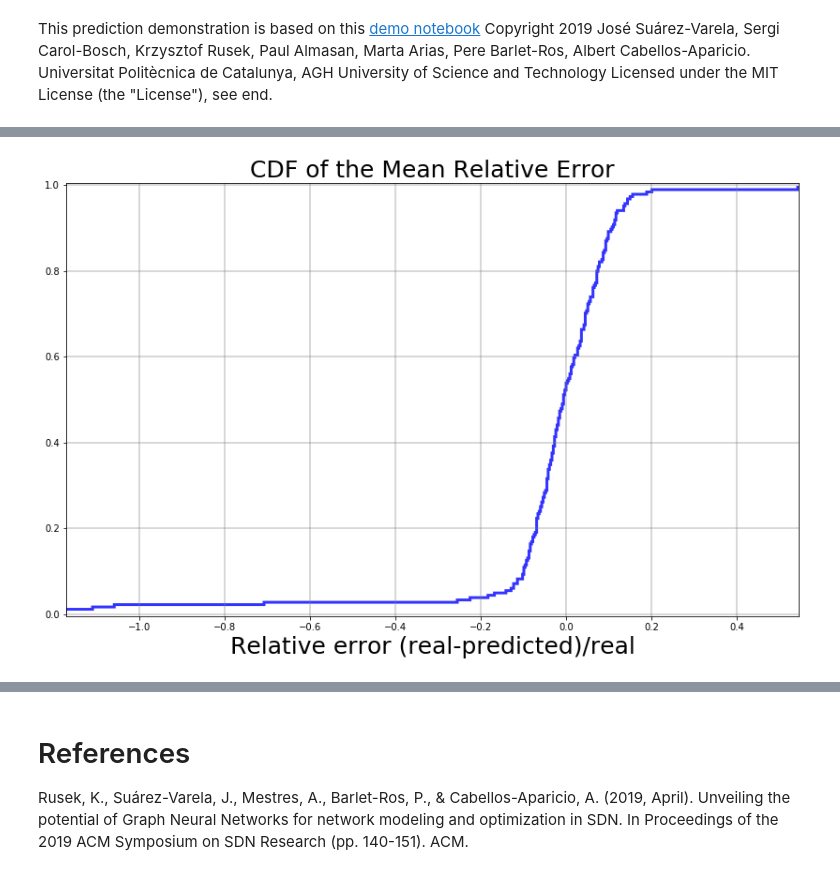
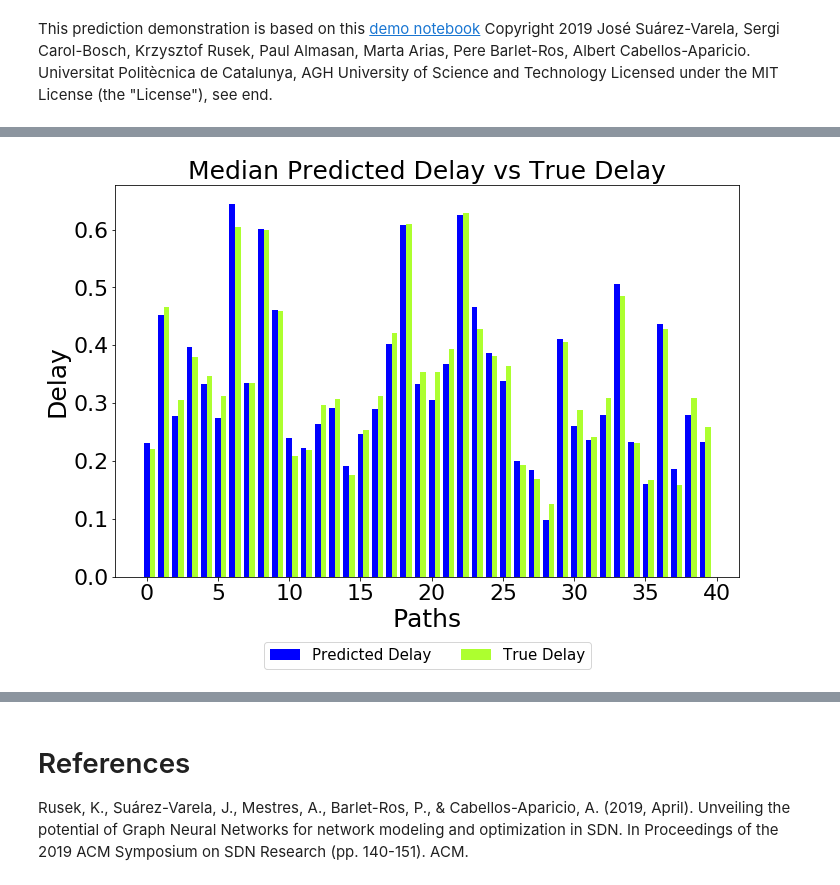
Before and after one commit to Data-Science-Projects/demo-routenet, a Jupyter notebook: demo_notebooks/prediction_demo.ipynb, the cells around one changed output, grey strips where cells are left out. Saved outputs shown, nothing was run; the diff lists cells and outputs as text; code cells hidden in the pictures.

Commit message:
Refactored prediction demo notebook.

```diff
--- a/demo_notebooks/prediction_demo.ipynb
+++ b/demo_notebooks/prediction_demo.ipynb
@@ -142,14 +80,14 @@ def run_predictions(graph, readout, data_itrtr, true_value):
 # %%
 # First get a sample file from the nsfnetbw network.
-sample_file = get_sample('nsfnetbw')
+sample_file = nb_utils.get_sample('nsfnetbw')
 
 # Then create a RoutNetModel instance and initialise its readout layer with a sample from the `sample_file`.
-pred_graph, pred_readout, itrtr, label = get_model_readout(sample_file)
+pred_graph, pred_readout, itrtr, label = nb_utils.get_model_readout(sample_file)
 
 # We now have a readout Sequential model initialised with the sample data, and so the network that
 # data represents, with training set to True, within the `pred_graph` Graph.
 
 # We can now create a session with that graph, and restore into the session the variables from a
 # model checkpoint, i.e. we can transfer the weights from the previously trained model.
-final_prediction, predicted_delays, true_delay = run_predictions(pred_graph, pred_readout, itrtr, label)
+median_preds, predicted_delays, true_delay = nb_utils.run_predictions(pred_graph, pred_readout, itrtr, label)
 # %% [output]
@@ -245,30 +119,6 @@ fig.set_size_inches(14, 8.5)
-# %%
-def frange(x, y, jump):
-  while x < y:
-    yield x
-    x += jump
-
-mre = (true_delay-final_prediction)/true_delay
-mre = np.sort(mre)
-
-mre = np.insert(mre, 0, -15.0)
-mre = np.append(mre, 15.0)
-
-plt.hist(mre, cumulative=True,
-         histtype='step',
-         bins=10000,
-         alpha=0.8,
-         color='blue',
-         density=True,
-         linewidth=3)
-plt.ylim((-0.005, 1.005))
-plt.xlim((mre[1], mre[-2]))
-plt.xlabel("Relative error (real-predicted)/real", fontsize=25)
-plt.rc('xtick',labelsize=22)
-plt.rc('ytick',labelsize=22)
-plt.grid(color='gray', linestyle='-', linewidth=2, alpha=0.3)
-plt.title('CDF of the Mean Relative Error',fontsize=25)
-fig = plt.gcf()
-fig.set_size_inches(14, 8.5)
-# %% [output]
-[figure, removed]
+# %%
+num_paths = 40 # Number of paths to visualize, and so size of sample.
+plot_preds, plot_labels = nb_utils.get_plot_sample(median_preds, true_delay, num_paths)
+nb_utils.plot_pred_vs_true_bar(plot_preds, plot_labels, num_paths)
+# %% [output]
+[figure, added]
```
Also changed, not shown: parts of 14 cells of this notebook, 1 other file.
